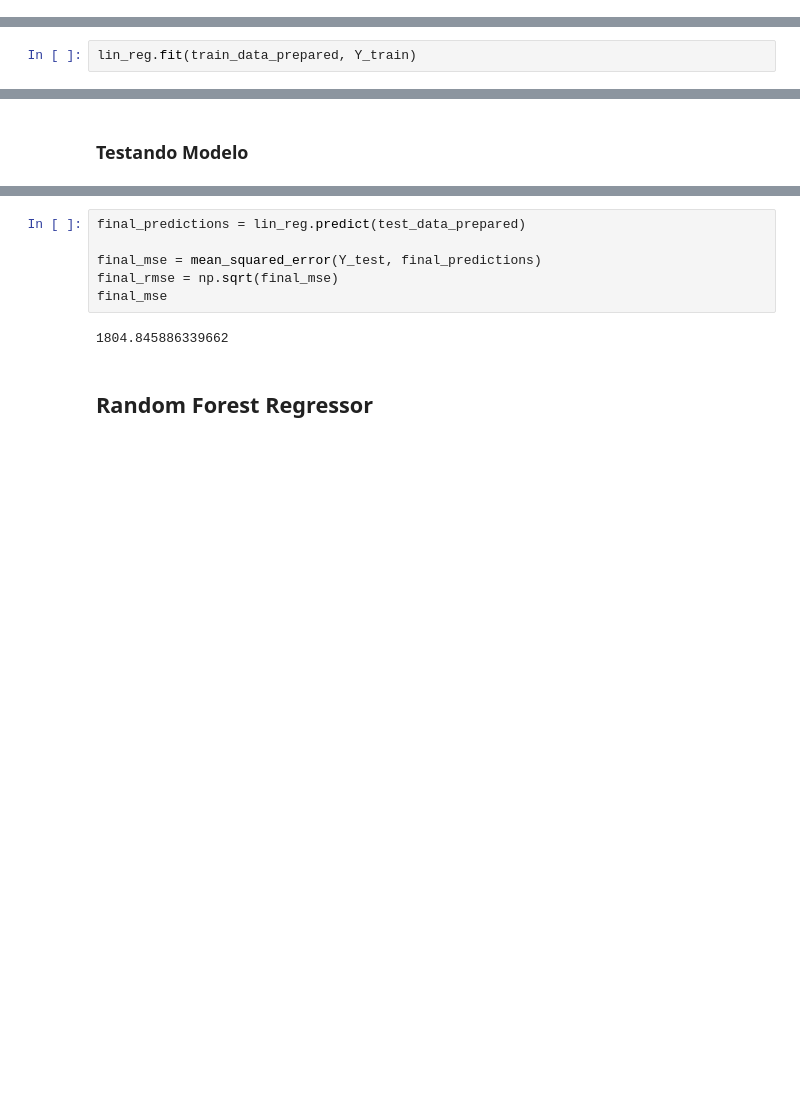
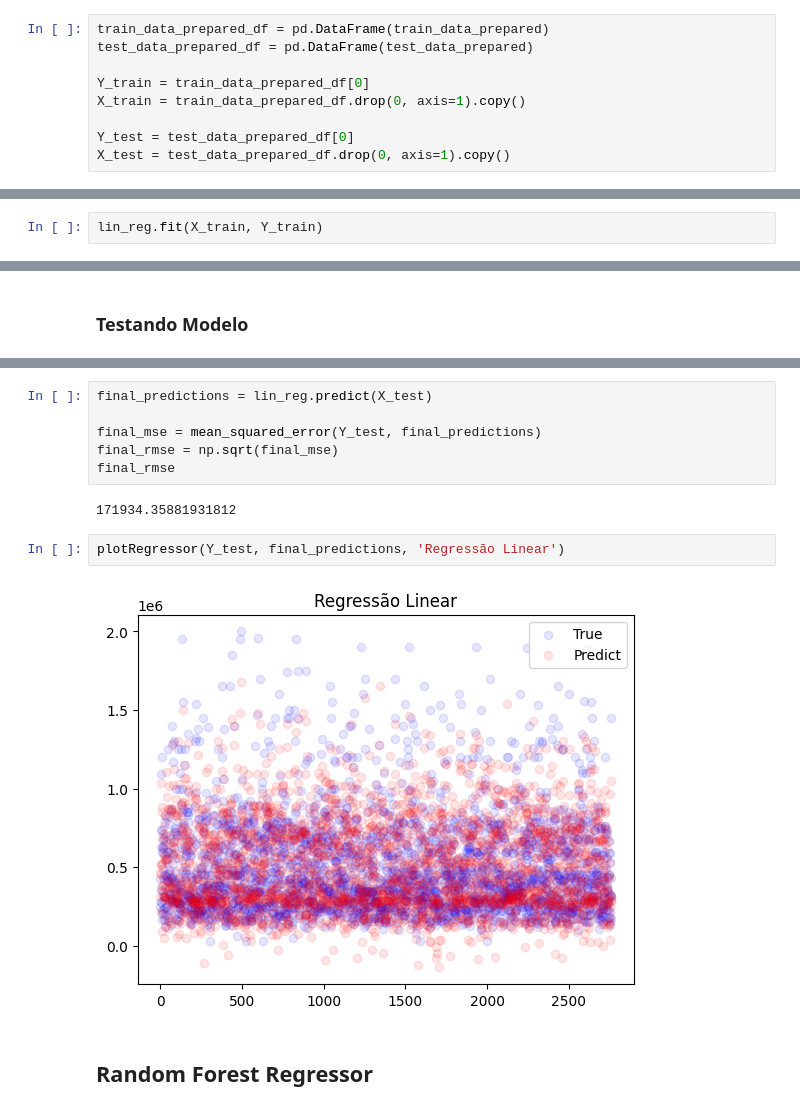
Before and after one commit to VictorDMe/goiania-house-prices, a Jupyter notebook: housing-goiania.ipynb, the cells around one changed output, grey strips where cells are left out. Cells and saved outputs as stored; diff of their text form; blank space fills up the shorter version.

```diff
--- a/housing-goiania.ipynb
+++ b/housing-goiania.ipynb
@@ -238,3 +233,12 @@ test_data_prepared = pos_pipeline.fit_transform(X_test)
+# %%
+train_data_prepared_df = pd.DataFrame(train_data_prepared)
+test_data_prepared_df = pd.DataFrame(test_data_prepared)
+
+Y_train = train_data_prepared_df[0]
+X_train = train_data_prepared_df.drop(0, axis=1).copy()
+
+Y_test = test_data_prepared_df[0]
+X_test = test_data_prepared_df.drop(0, axis=1).copy()
 # %%
 print('Type \t Len X \t Len Y')
 print(f'Train \t {len(X_train)} \t {len(Y_train)}')
@@ -273,7 +289,7 @@ Boa relação de preço com área
 # %%
 lin_reg = LinearRegression()
 # %%
-lin_reg.fit(train_data_prepared, Y_train)
+lin_reg.fit(X_train, Y_train)
 # %% [output]
 LinearRegression()
 # %% [markdown]
@@ -281,11 +308,15 @@ LinearRegression()
 # %%
-final_predictions = lin_reg.predict(test_data_prepared)
+final_predictions = lin_reg.predict(X_test)
 
 final_mse = mean_squared_error(Y_test, final_predictions)
 final_rmse = np.sqrt(final_mse)
-final_mse
+final_rmse
 # %% [output]
-1804.845886339662
+171934.35881931812
+# %%
+plotRegressor(Y_test, final_predictions, 'Regressão Linear')
+# %% [output]
+[figure, added]
 # %% [markdown]
 ## Random Forest Regressor
 # %%
```
Also changed, not shown: parts of 24 cells of this notebook, 2 other files.
